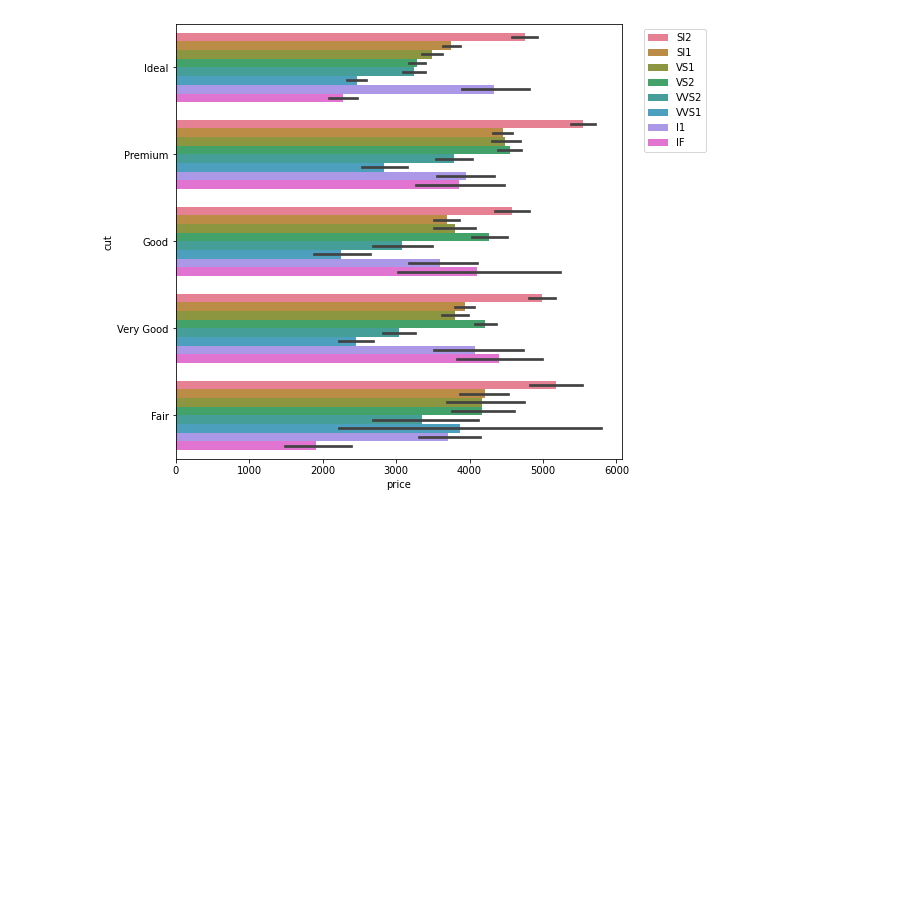
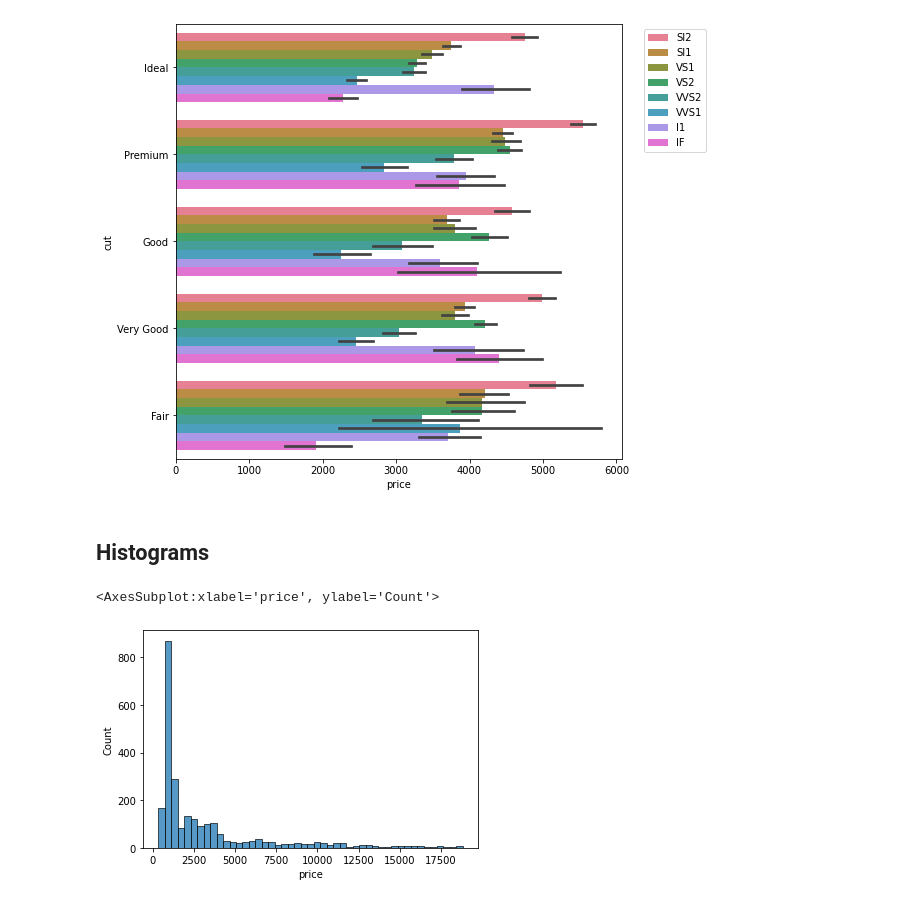
Before and after one commit to naruhikohama/dataviz-python, a Jupyter notebook: Seaborn/seaborn_intro_demo.ipynb, the cells around one changed output. Drawn from its saved outputs; the diff is of its cells as text; code cells hidden in the pictures; blank space fills up the shorter version.

Commit message:
basics of histograms and density plots

```diff
--- a/Seaborn/seaborn_intro_demo.ipynb
+++ b/Seaborn/seaborn_intro_demo.ipynb
@@ -52,3 +52,13 @@ ax.legend(bbox_to_anchor = (1.2, 1))
 # %% [output]
 <matplotlib.legend.Legend at 0x...>
 [figure]
+# %% [markdown]
+## Histograms
+# %%
+sns.histplot(
+    x = 'price',
+    data = diamonds.query('clarity in ["I1", "IF"]')
+)
+# %% [output]
+<AxesSubplot:xlabel='price', ylabel='Count'>
+[figure, added]
```
Also changed, not shown: parts of 9 cells of this notebook.
